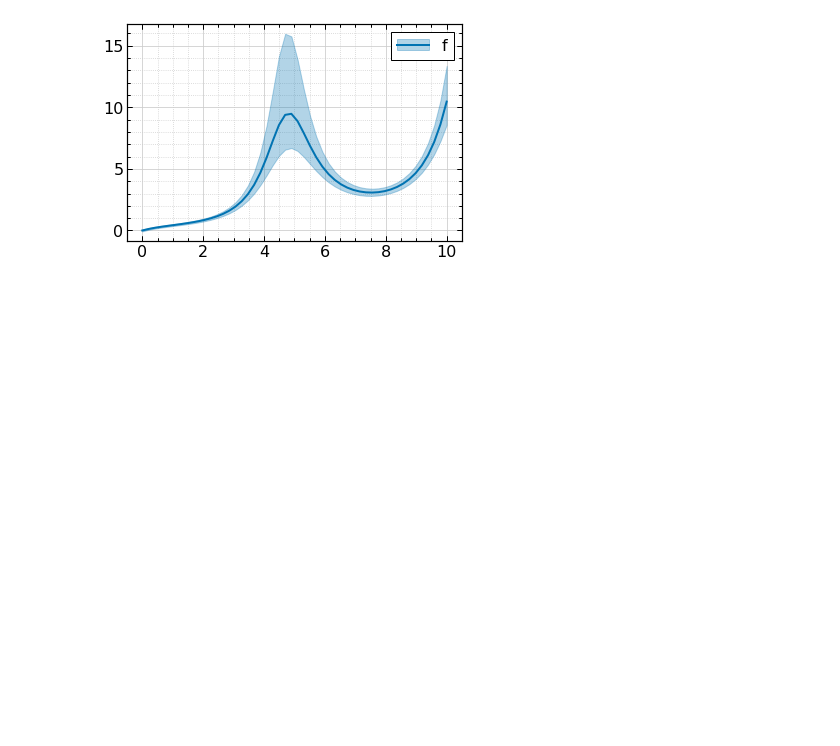
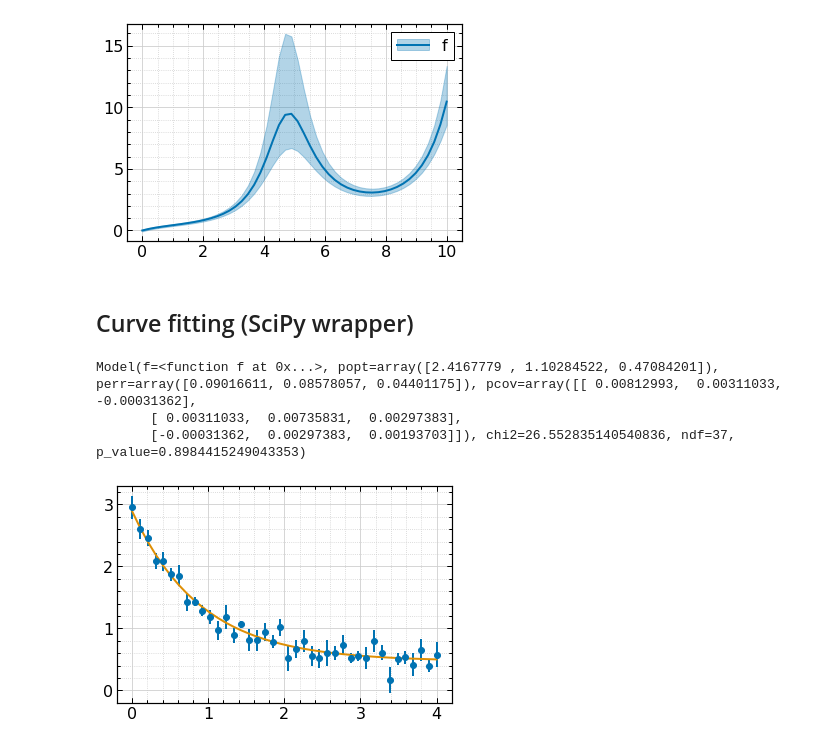
Before and after one commit to tueda/mympltools, a Jupyter notebook: examples/Examples.ipynb, the cells around one changed output. Cells and saved outputs as stored; diff of their text form; code cells hidden in the pictures; blank space fills up the shorter version.

Commit message:
docs(examples): fitting examples

```diff
--- a/examples/Examples.ipynb
+++ b/examples/Examples.ipynb
@@ -81,3 +85,51 @@ mt.grid(ax)
 plt.show()
 # %% [output]
 [figure]
+# %% [markdown]
+## Curve fitting (SciPy wrapper)
+# %%
+import matplotlib.pyplot as plt
+import numpy as np
+
+import mympltools as mt
+
+mt.use("21.10")
+
+np.random.seed(1)
+
+# Fitting function.
+def f(x, a, b, c):
+    return a * np.exp(-b * x) + c
+
+
+# Data to be fitted.
+n = 10
+x = np.linspace(0, 4, 40)
+y = []
+e = []
+for xi in x:
+    di = np.zeros(n)
+    di += f(xi, 2.5, 1.3, 0.5)
+    di += np.random.randn(n) * 0.5  # noise
+    yi = np.average(di)
+    ei = np.std(di) / np.sqrt(n)
+    y += [yi]
+    e += [ei]
+
+# Perform fitting.
+model = mt.fit(f, x, y, e)
+print(model)
+
+# Plot with the fitted curve.
+fig, ax = plt.subplots()
+ax.errorbar(x, y, e, fmt="o")
+
+ax.plot(x, model(x))
+
+mt.grid(ax)
+plt.show()
+# %% [output]
+Model(f=<function f at 0x...>, popt=array([2.4167779 , 1.10284522, 0.47084201]), perr=array([0.09016611, 0.08578057, 0.04401175]), pcov=array([[ 0.00812993,  0.00311033, -0.00031362],
+       [ 0.00311033,  0.00735831,  0.00297383],
+       [-0.00031362,  0.00297383,  0.00193703]]), chi2=26.552835140540836, ndf=37, p_value=0.8984415249043353)
+[figure, added]
```
Also changed, not shown: parts of 2 cells of this notebook, 1 other file.
